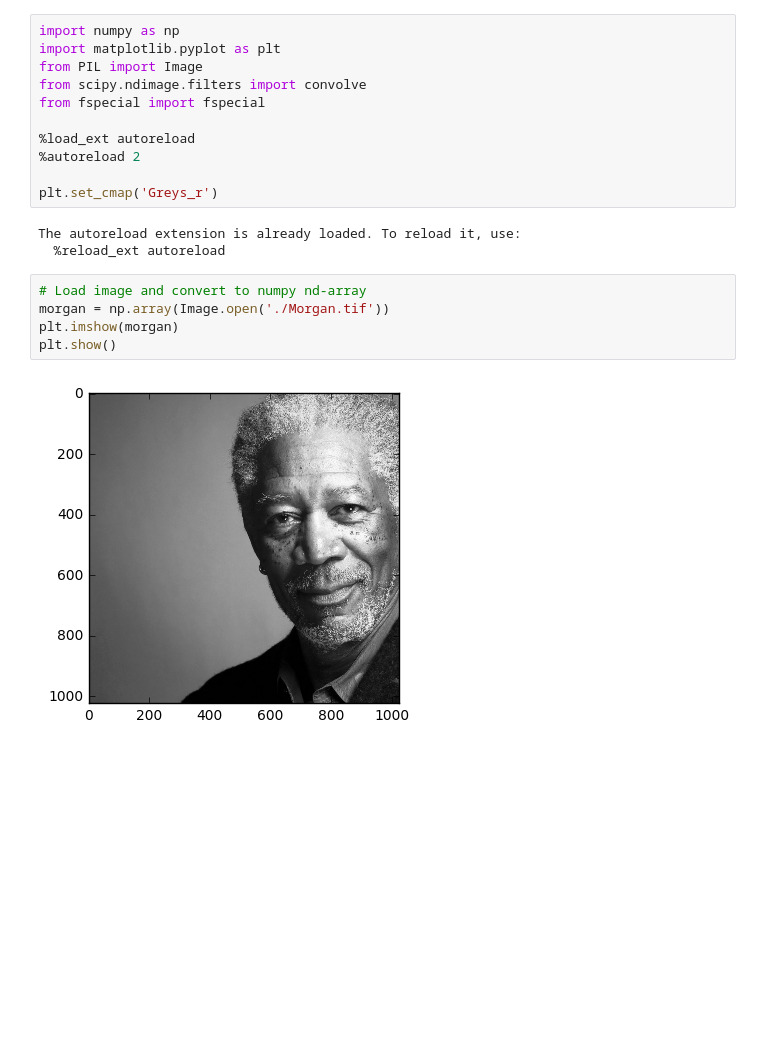
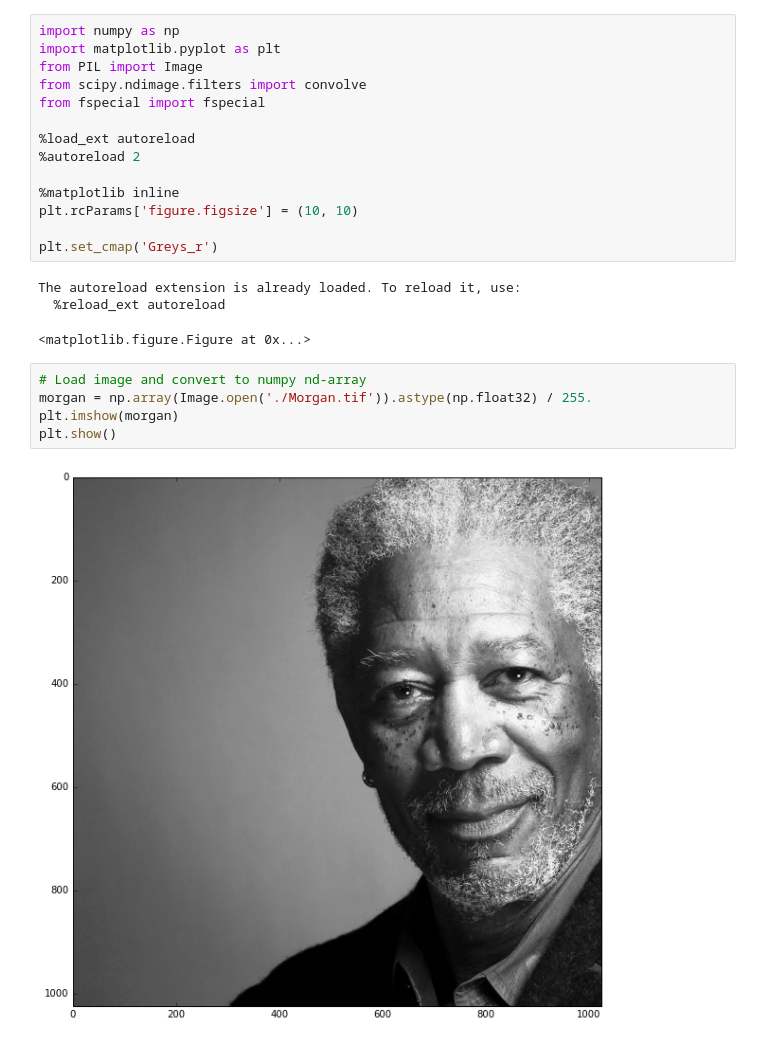
Before and after one commit to southpaw94/ECE437_Project1, a Jupyter notebook: Morgan.ipynb, the cells around one changed output. Cells and saved outputs as stored; diff of their text form; blank space fills up the shorter version.

```diff
--- a/Morgan.ipynb
+++ b/Morgan.ipynb
@@ -8,14 +8,18 @@ from fspecial import fspecial
 %load_ext autoreload
 %autoreload 2
 
+%matplotlib inline
+plt.rcParams['figure.figsize'] = (10, 10)
+
 plt.set_cmap('Greys_r')
 # %% [output]
 The autoreload extension is already loaded. To reload it, use:
   %reload_ext autoreload
+<matplotlib.figure.Figure at 0x...>
 # %%
 # Load image and convert to numpy nd-array
-morgan = np.array(Image.open('./Morgan.tif'))
+morgan = np.array(Image.open('./Morgan.tif')).astype(np.float32) / 255.
 plt.imshow(morgan)
 plt.show()
 # %% [output]
-[figure, old version]
+[figure, new version]
```
Also changed, not shown: parts of 5 cells of this notebook, 2 other files.
